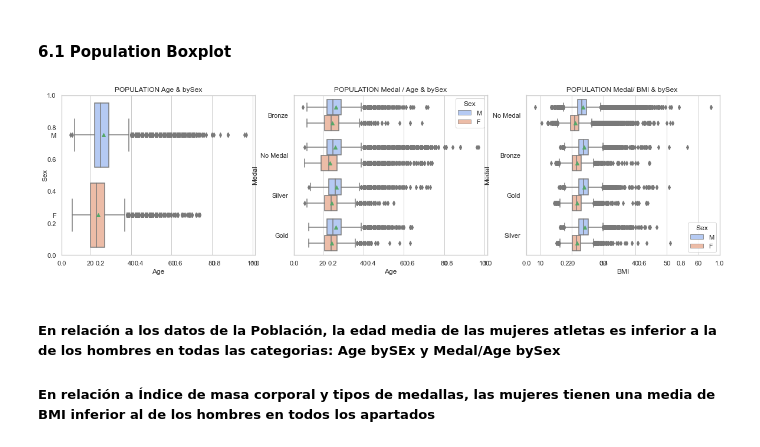
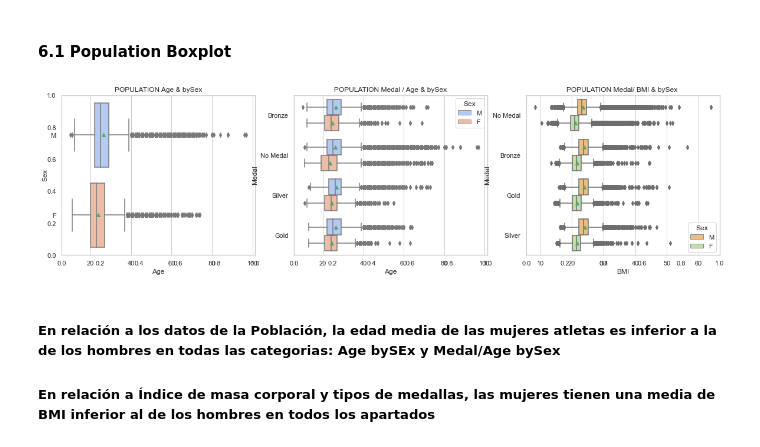
Before and after one commit to amariasm/Sampling, a Jupyter notebook: Sampling.ipynb, the cells around one changed output. Cells and saved outputs as stored; diff of their text form; code cells hidden in the pictures.

```diff
--- a/Sampling.ipynb
+++ b/Sampling.ipynb
@@ -677,22 +677,22 @@ outcomes.sort_values(by='MaleBMI_real_mean')
 # %%
 fig, axes = plt.subplots(1, 3, figsize=(20, 5), sharey=True)
 
 ax1 = fig.add_subplot(1, 3, 1)
 sns.set(style="whitegrid")
 plt.title('POPULATION Age & bySex')
 ax1= sns.boxplot(data=df_Age_ok.sort_values(by="Age"), x="Age", y="Sex", orient="h", showmeans=True, palette="coolwarm")
 
 ax2 = fig.add_subplot(1, 3, 2)
 sns.set(style="whitegrid")
 plt.title('POPULATION Medal / Age & bySex')
 ax2= sns.boxplot(data=df_Age_ok.sort_values(by="Age"), x="Age", y="Medal", hue="Sex",orient="h", showmeans=True, palette="coolwarm")
 
 ax3 = fig.add_subplot(1, 3, 3)
 sns.set(style="whitegrid")
 plt.title('POPULATION Medal/ BMI & bySex ')
-ax3= sns.boxplot(data=df_Age_ok.sort_values(by="BMI"), x="BMI", y="Medal",hue="Sex",orient="h", showmeans=True, palette="coolwarm")
+ax3= sns.boxplot(data=df_Age_ok.sort_values(by="BMI"), x="BMI", y="Medal",hue="Sex",orient="h", showmeans=True, palette="Spectral")
 # %% [output]
-[figure, old version]
+[figure, new version]
 # %% [markdown]
 ##### En relación a los datos de la Población, la edad media de las mujeres atletas es inferior a la de los hombres en todas las categorias: Age bySEx y Medal/Age bySex
 ##### En relación a Índice de masa corporal y tipos de medallas, las mujeres tienen una media de BMI inferior al de los hombres en todos los apartados
```
Also changed, not shown: parts of 16 cells of this notebook, 2 other files.
